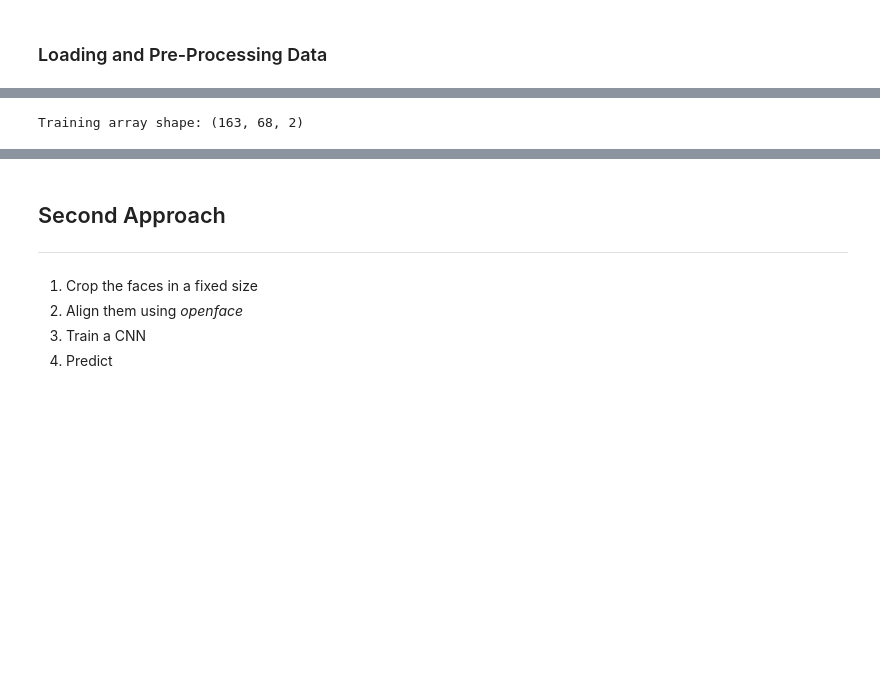
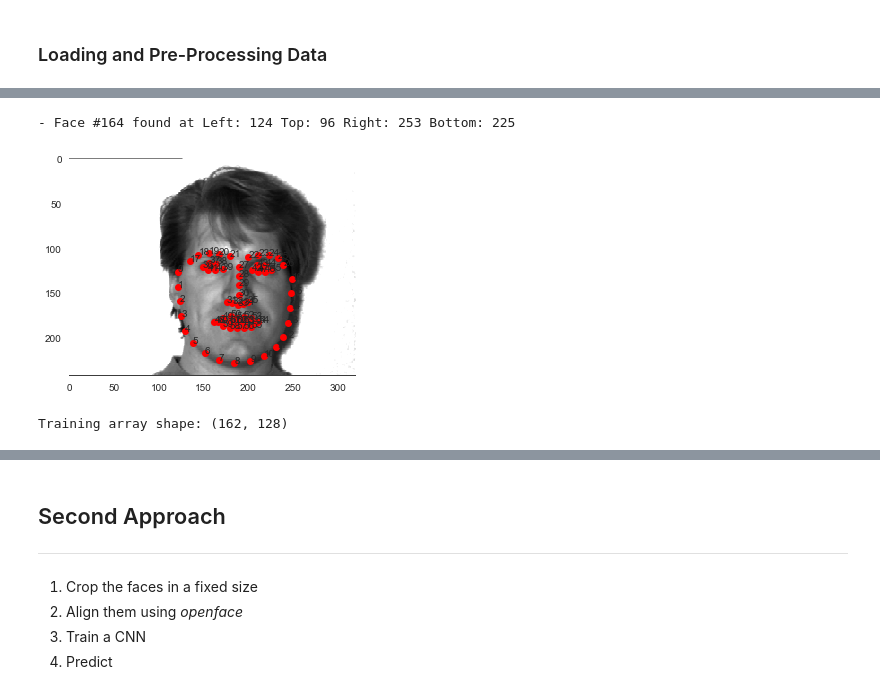
Before and after one commit to paulaceccon/ml-playground, a Jupyter notebook: FaceRecognizer.ipynb, the cells around one changed output, grey strips where cells are left out. Drawn from its saved outputs; the diff is of its cells as text; code cells hidden in the pictures; blank space fills up the shorter version.

```diff
--- a/FaceRecognizer.ipynb
+++ b/FaceRecognizer.ipynb
@@ -131,0 +142,14 @@ for x in X:
+# %%
+face_rect = face_detector(images[0], 1)[0]
+print("- Face #{} found at Left: {} Top: {} Right: {} Bottom: {}".format(i, face_rect.left(), face_rect.top(), face_rect.right(), face_rect.bottom()))
+pose_landmarks = face_pose_predictor(images[0], face_rect).parts()
+
+plt.figure()
+plt.grid(False)
+plt.imshow(images[0], cmap='gray')
+for i, p in enumerate(pose_landmarks):
+    plt.plot(p.x, p.y, 'ro')
+    plt.text(p.x, p.y, i)
+# %% [output]
+- Face #164 found at Left: 124 Top: 96 Right: 253 Bottom: 225
+[figure, added]
@@ -132,5 +173,5 @@ for x in X:
 # %%
-print ('Training array shape:', np.array(l).shape)
+print ('Training array shape:', l.shape)
 # %% [output]
-Training array shape: (163, 68, 2)
+Training array shape: (162, 128)
 # %%
```
Also changed, not shown: parts of 36 cells of this notebook, 4 other files.
